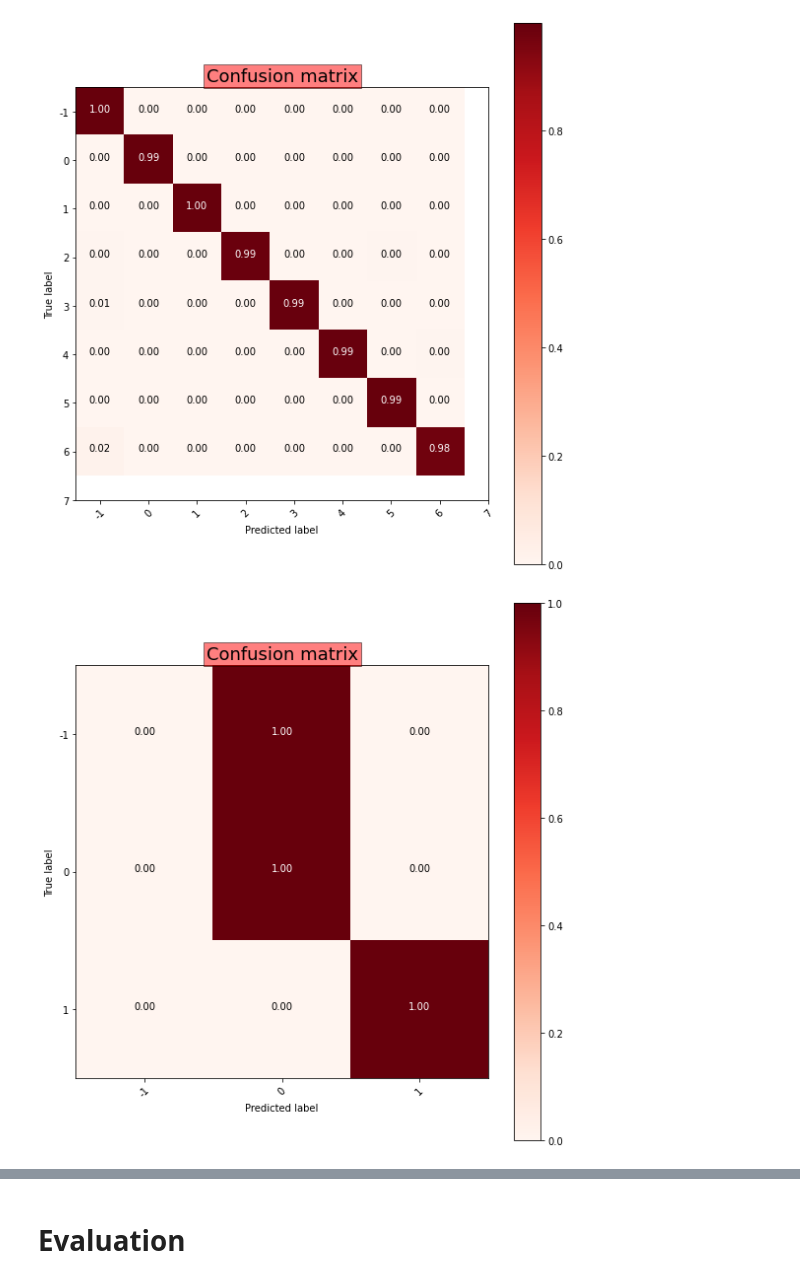
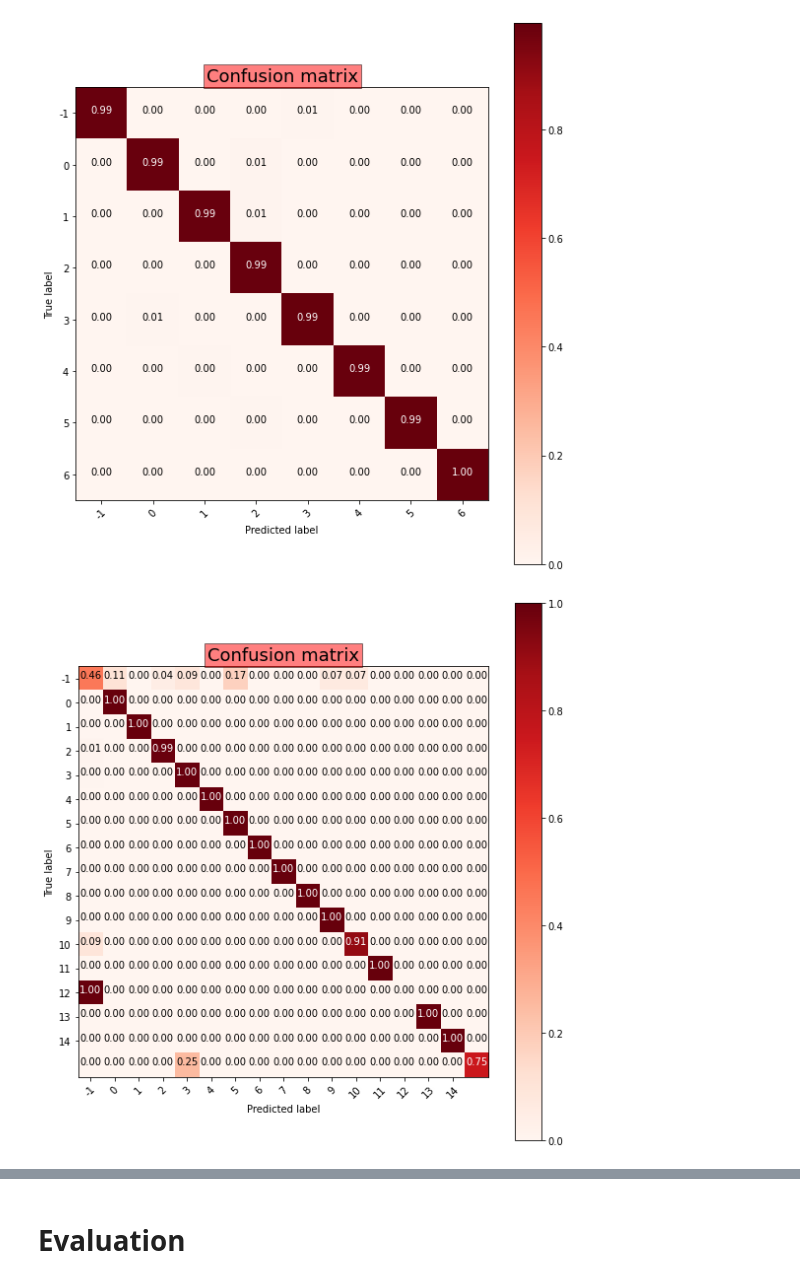
Before and after one commit to pedroafleite/instacart-market-basket-analysis, a Jupyter notebook: instacart_4_modelling.ipynb, the cells around one changed output, grey strips where cells are left out. Saved outputs shown, nothing was run; the diff lists cells and outputs as text; code cells hidden in the pictures.

```diff
--- a/instacart_4_modelling.ipynb
+++ b/instacart_4_modelling.ipynb
@@ -43,13 +53,14 @@ Drive already mounted at /content/drive; to attempt to forcibly remount, call dr
 # Sampling dataset
 # Case of classification with kmeans (clusters=5)
 
-X_features =  df_customers[['Count_Orders', 'Average_Products_Invoice', 'Vegs & Fruits',
-                            'Eggs & Fake Milk', 'Lots of Fruits', 'Cheese Lover',
-                            'Yogurt Lovers']].to_numpy()
+# split data into train+validation set and test set
+X_features =  df_customers[['Count_Orders', 'Average_Products_Order', 'Yogurt & Fruits',
+       'Fruits & Vegs', 'Packed Vegs & Fruits', 'Pretzels Lovers',
+       'Bread Lover']].to_numpy()
 y_target_km5 = df_customers[['Customer_Category_km5']].to_numpy()
 
-X_km5, X_test_km5, y_km5, y_test_km5 = train_test_split(X_features, y_target_km5,
-                                                        train_size=0.75,test_size=0.25, random_state=40)
+X_trainval_km5, X_test_km5, y_trainval_km5, y_test_km5 = train_test_split(X_features, y_target_km5, random_state=0)
+X_train_km5, X_valid_km5, y_train_km5, y_valid_km5 = train_test_split(X_trainval_km5, y_trainval_km5, random_state=1)
 # %%
 # Sampling dataset
 # Case of classification with kmeans (clusters=8)
@@ -61,10 +72,10 @@ X_km8, X_test_km8, y_km8, y_test_km8 = train_test_split(X_features, y_target_km8
 # %%
 # Sampling dataset
-# Case of classification with dbscan (min_samples=5 et eps=2.3)
+# Case of classification with dbscan (min_samples=5 et eps=1.0)
 
 y_target_dbsc5 = df_customers[['Customer_Category_dbsc5']].to_numpy()
 
-X_dbsc5, X_test_dbsc5, y_dbsc5, y_test_dbsc5 = train_test_split(
-    X_features, y_target_dbsc5, train_size=0.75, test_size=0.25, random_state=40)
+X_trainval_dbsc5, X_test_dbsc5, y_trainval_dbsc5, y_test_dbsc5 = train_test_split(X_features, y_target_dbsc5, random_state=0)
+X_train_dbsc5, X_valid_dbsc5, y_train_dbsc5, y_valid_dbsc5 = train_test_split(X_trainval_dbsc5, y_trainval_dbsc5, random_state=1)
 # %%
 # Sampling dataset
@@ -174,27 +189,27 @@ array([<matplotlib.axes._subplots.AxesSubplot object at 0x...>,
 
 rfc = RandomForestClassifier(random_state=40)
 param_grid = {"max_features": np.linspace(1,10,10, dtype=int),
-              "min_samples_leaf": np.linspace(1, 20, 20, dtype=int),
+              "min_samples_leaf": np.linspace(1, 50, 50, dtype=int),
               "min_samples_split": np.linspace(2, 10, 9, dtype=int),
               "n_estimators":[100, 200, 300]}
 
-# Choose cross-validation techniques for the inner and outer loops,
-# independently of the dataset.
-inner_cv = KFold(n_splits=5, shuffle=True, random_state=40)
-outer_cv = KFold(n_splits=5, shuffle=True, random_state=40)
+# Choose cross-validation techniques
+cv = KFold(n_splits=5, shuffle=True, random_state=40)
 
 # Non_nested parameter search and scoring
-rfc_rs_dbsc5 = RandomizedSearchCV(rfc, param_grid, cv=inner_cv, scoring='accuracy',
-                                  n_iter=10, random_state=40)
-rfc_rs_dbsc5.fit(X_dbsc5, y_dbsc5.ravel())
+rfc_rs_dbsc5 = RandomizedSearchCV(rfc, param_grid, cv=cv, scoring='accuracy',
+                            random_state=40, n_iter=10)
+rfc_rs_dbsc5.fit(X_train_dbsc5, y_train_dbsc5.ravel())
 
-# Nested CV with parameter optimization
-nested_score = cross_val_score(rfc_rs_dbsc5, X=X_dbsc5, y=y_dbsc5.ravel(), cv=outer_cv)
+# Nested CV with parameter optimization (disregarding three-fold split of dataset)
+nested_score = cross_val_score(rfc_rs_dbsc5, X=X_valid_dbsc5, y=y_valid_dbsc5.ravel(), cv=cv)
 
-print("Best hyperparametres on the training set:",
-      rfc_rs_dbsc5.best_params_)
-print("accuracy score : %.4f" % nested_score.mean())
+# rebuild a model on the combined training and validation set and evaluate it on the test set
+rfc_rs_dbsc5_best = RandomForestClassifier(**rfc_rs_dbsc5.best_params_)
+rfc_rs_dbsc5_best.fit(X_trainval_dbsc5, y_trainval_dbsc5)
+best_score = cross_val_score(rfc_rs_dbsc5, X=X_test_dbsc5, y=y_test_dbsc5.ravel(), cv=cv)
 
+print("accuracy score : %.4f" % best_score.mean())
 
 rfc_rs_df=pd.DataFrame(np.transpose([rfc_rs_dbsc5.cv_results_['mean_test_score'],
                                      rfc_rs_dbsc5.cv_results_['param_max_features'].data,
@@ -307,19 +320,19 @@ plot_confusion_matrix(cnf_matrix, classes=[i for i in range(-1, 7)],
 
 y_pred_km8 = rfc_rs_km8.predict(X_test_km8)
 cnf_matrix = confusion_matrix(y_test_km8, y_pred_km8)
-plot_confusion_matrix(cnf_matrix, classes=[i for i in range(-1, 8)],
+plot_confusion_matrix(cnf_matrix, classes=[i for i in range(-1, 7)],
                       title='Confusion matrix')
 # %% [output]
-[figure, old version]
+[figure, new version]
 # %%
 # Confusion matrix of the Random Forests classifier model
 # (target variable: Customer_Category_dbsc5)
 
 y_pred_dbsc5 = rfc_rs_dbsc5.predict(X_test_dbsc5)
 cnf_matrix = confusion_matrix(y_test_dbsc5, y_pred_dbsc5)
-plot_confusion_matrix(cnf_matrix, classes=[i for i in range(-1, 2)],
+plot_confusion_matrix(cnf_matrix, classes=[i for i in range(-1, 15)],
                       title='Confusion matrix')
 # %% [output]
-[figure, old version]
+[figure, new version]
 # %%
 # Confusion matrix of the Random Forests classifier model
```
Also changed, not shown: parts of 33 cells of this notebook.
